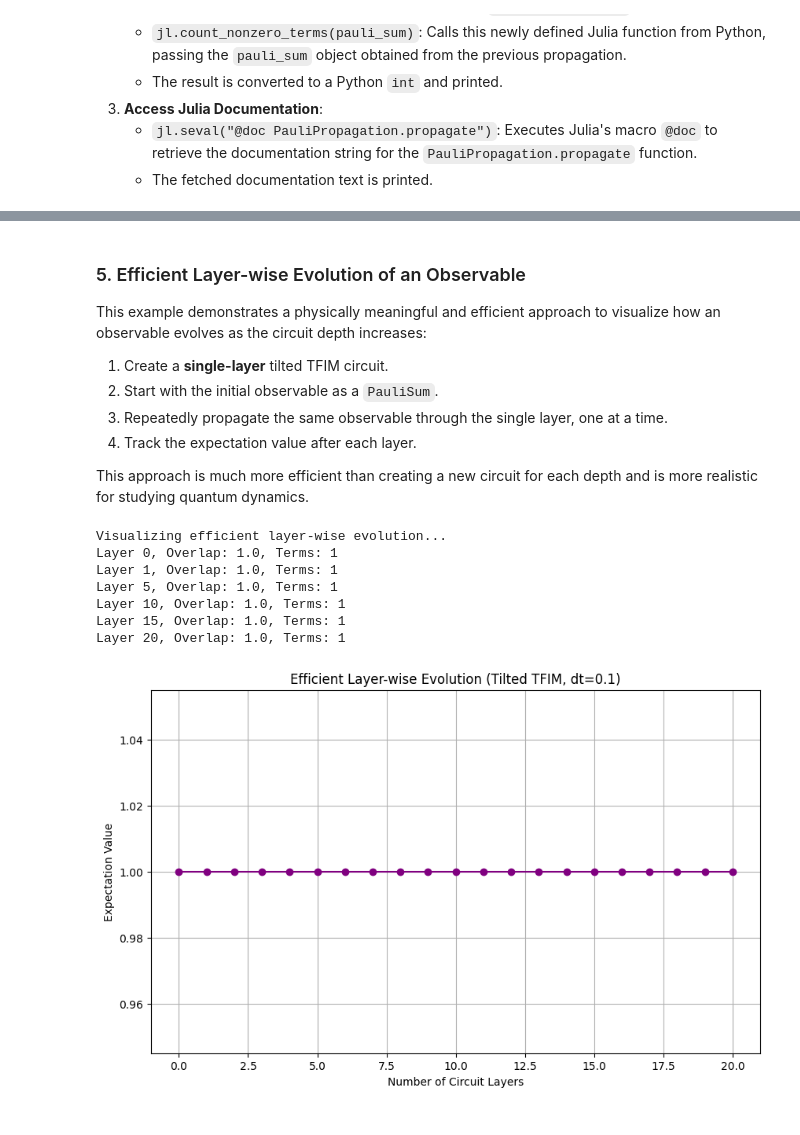
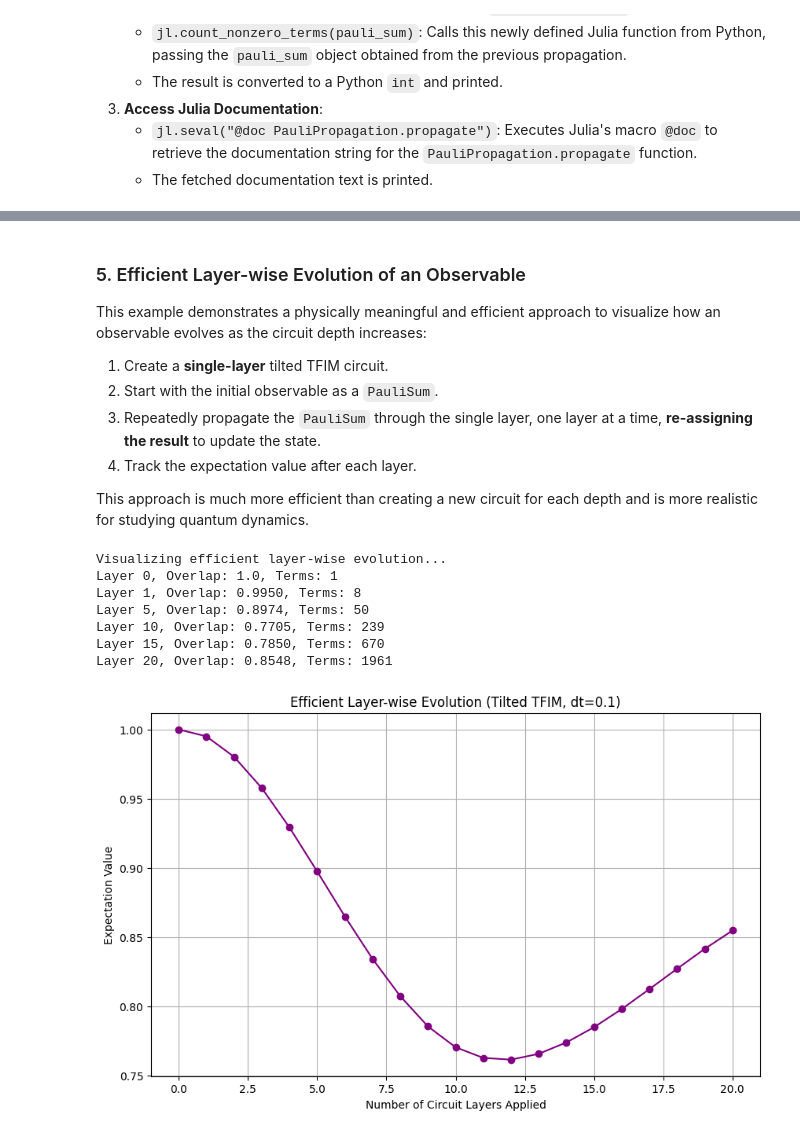
Before and after one commit to MSRudolph/PauliPropagation.jl, a Jupyter notebook: examples/Using_PauliPropagation_jl_from_Python.ipynb, the cells around one changed output, grey strips where cells are left out. Saved outputs shown, nothing was run; the diff lists cells and outputs as text; code cells hidden in the pictures.

```diff
--- a/examples/Using_PauliPropagation_jl_from_Python.ipynb
+++ b/examples/Using_PauliPropagation_jl_from_Python.ipynb
@@ -185,56 +188,59 @@ This example demonstrates a physically meaningful and efficient approach to visu
 
 1. Create a **single-layer** tilted TFIM circuit.
 2. Start with the initial observable as a `PauliSum`.
-3. Repeatedly propagate the same observable through the single layer, one at a time.
+3. Repeatedly propagate the `PauliSum` through the single layer, one layer at a time, **re-assigning the result** to update the state.
 4. Track the expectation value after each layer.
 
 This approach is much more efficient than creating a new circuit for each depth and is more realistic for studying quantum dynamics.
 # %%
 print("Visualizing efficient layer-wise evolution...")
 
-# Parameters for this example
-dt = 0.1
-max_layers = 20
+# Parameters for this example (dt, max_weight, min_abs_coeff can be reused from basic example or redefined)
+# nqubits and topology are also reused from the basic example cell (cell 479ac90b)
+max_layers_eff = 20
 
-# A single-layer tilted TFIM circuit
+# A single-layer tilted TFIM circuit (using nqubits and topology from basic example)
 single_layer = pp.tiltedtfitrottercircuit(nqubits, 1, topology=topology)
+# Parameters for the single layer (using dt from basic example)
 layer_params = jl.fill(dt, pp.countparameters(single_layer))
 
+# Initialize PauliSum from the 'observable' defined in the basic example cell
 psum = pp.PauliSum(observable)
 
-layer_indices = list(range(0, max_layers + 1))
+layer_indices = list(range(0, max_layers_eff + 1))
 expectation_values = [float(pp.overlapwithzero(psum))]
 print(f"Layer 0, Overlap: {expectation_values[0]}, Terms: {int(jl.length(psum))}")
 
 # Apply layers incrementally
-for l in range(1, max_layers + 1):
-    pp.propagate(
+for l_num in range(1, max_layers_eff + 1):
+    # IMPORTANT: Re-assign the result of propagate to psum
+    psum = pp.propagate(
         single_layer, psum, layer_params,
-        max_weight=max_weight, min_abs_coeff=min_abs_coeff
+        max_weight=max_weight, min_abs_coeff=min_abs_coeff # Using max_weight & min_abs_coeff from basic example
     )
     # Calculate new expectation value
-    overlap = float(pp.overlapwithzero(psum))
-    expectation_values.append(overlap)
-    if l % 5 == 0 or l == 1:  # Print every 5 layers and the first layer
-        print(f"Layer {l}, Overlap: {overlap}, Terms: {int(jl.length(psum))}")
+    current_overlap = float(pp.overlapwithzero(psum))
+    expectation_values.append(current_overlap)
+    if l_num % 5 == 0 or l_num == 1 or l_num == max_layers_eff:  # Print for key layers
+        print(f"Layer {l_num}, Overlap: {current_overlap:.4f}, Terms: {int(jl.length(psum))}")
 
 # Plot results
 plt.figure(figsize=(10, 6))
 plt.plot(layer_indices, expectation_values, 'o-', color='purple')
-plt.xlabel('Number of Circuit Layers')
+plt.xlabel('Number of Circuit Layers Applied')
 plt.ylabel('Expectation Value')
 plt.title(f'Efficient Layer-wise Evolution (Tilted TFIM, dt={dt})')
 plt.grid(True)
 plt.show()
 # %% [output]
 Visualizing efficient layer-wise evolution...
 Layer 0, Overlap: 1.0, Terms: 1
-Layer 1, Overlap: 1.0, Terms: 1
-Layer 5, Overlap: 1.0, Terms: 1
-Layer 10, Overlap: 1.0, Terms: 1
-Layer 15, Overlap: 1.0, Terms: 1
-Layer 20, Overlap: 1.0, Terms: 1
+Layer 1, Overlap: 0.9950, Terms: 8
+Layer 5, Overlap: 0.8974, Terms: 50
+Layer 10, Overlap: 0.7705, Terms: 239
+Layer 15, Overlap: 0.7850, Terms: 670
+Layer 20, Overlap: 0.8548, Terms: 1961
-[figure, old version]
+[figure, new version]
 # %% [markdown]
 ### 6. Comparing Truncation Effects on Efficient Layer-wise Evolution
 
```
Also changed, not shown: parts of 4 cells of this notebook.
